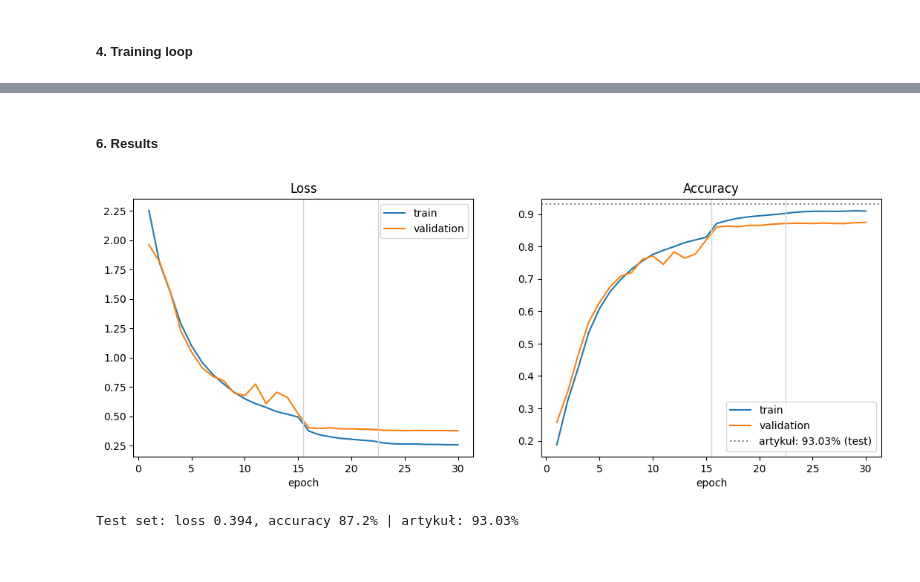
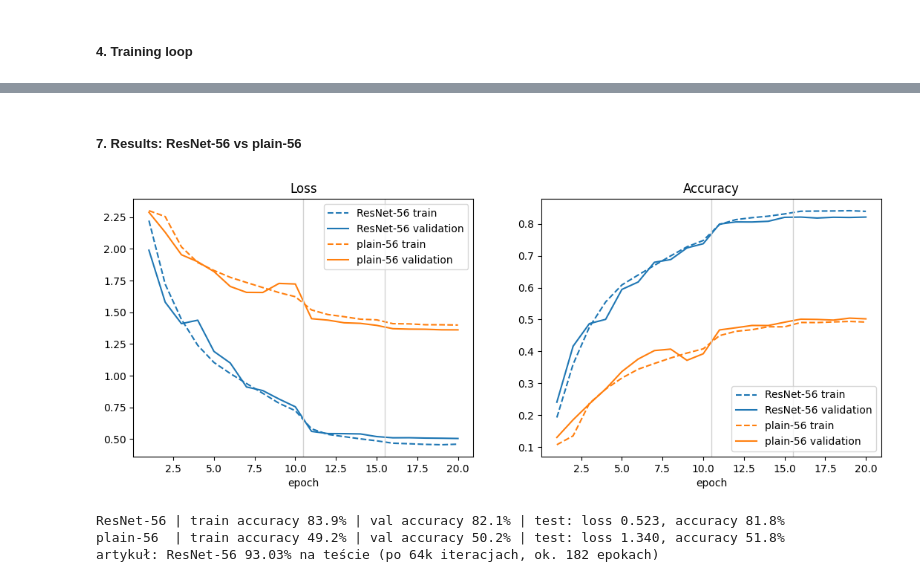
Before and after one commit to EriK013/uj-deep-neural-networks, a Jupyter notebook: ResNet/ResNet56.ipynb, the cells around one changed output, grey strips where cells are left out. Cells and saved outputs as stored; diff of their text form; code cells hidden in the pictures.

Commit message:
Zadanie 2 plain

```diff
--- a/ResNet/ResNet56.ipynb
+++ b/ResNet/ResNet56.ipynb
@@ -176,7 +192,9 @@ WEIGHT_DECAY = 1e-4
 def run_epoch(model, loader, optimizer=None):
     training = optimizer is not None
     model.train(training)
-    total_loss, correct, n = 0.0, 0, 0
+    total_loss = torch.zeros((), device=device)
+    correct = torch.zeros((), device=device)
+    n = 0
 
     with torch.set_grad_enabled(training):
         for x, y in loader:
@@ -189,15 +207,14 @@ def run_epoch(model, loader, optimizer=None):
                 loss.backward()
                 optimizer.step()
 
-            total_loss += loss.item() * len(y)
-            correct += (out.argmax(1) == y).sum().item()
+            total_loss += loss.detach() * len(y)
+            correct += (out.argmax(1) == y).sum()
             n += len(y)
 
-    return total_loss / n, correct / n
+    return total_loss.item() / n, correct.item() / n
 
 
 def milestones_for(epochs):
-    # jak w artykule: lr / 10 po 50% i 75% treningu (32k i 48k z 64k iteracji)
     return [epochs // 2, epochs * 3 // 4]
 
 
@@ -224,8 +241,8 @@ def train_model(model, epochs, lr=LR):
 # %%
-EPOCHS = 30
+EPOCHS = 20
 
 torch.manual_seed(42)
-model = ResNet(depth=56)
-history = train_model(model, epochs=EPOCHS)
-torch.save(model.state_dict(), "resnet56.pt")
+resnet = ResNet(depth=56)
+resnet_history = train_model(resnet, epochs=EPOCHS)
+torch.save(resnet.state_dict(), "resnet56.pt")
 # %% [output]
@@ -248,0 +271,5 @@ epoch 30 | lr 0.001 | train: loss 0.258, accuracy 91.0% | val: loss 0.377, accur
+# %%
+torch.manual_seed(42)
+plain = ResNet(depth=56, residual=False)
+plain_history = train_model(plain, epochs=EPOCHS)
+torch.save(plain.state_dict(), "plain56.pt")
@@ -249,29 +297,35 @@ epoch 30 | lr 0.001 | train: loss 0.258, accuracy 91.0% | val: loss 0.377, accur
 # %% [markdown]
-##### 6. Results
+##### 7. Results: ResNet-56 vs plain-56
 # %%
-epochs = [h["epoch"] for h in history]
+runs = [("ResNet-56", resnet, resnet_history, "C0"), ("plain-56", plain, plain_history, "C1")]
 fig, axes = plt.subplots(1, 2, figsize=(13, 4.5))
 
-axes[0].plot(epochs, [h["train_loss"] for h in history], label="train")
-axes[0].plot(epochs, [h["val_loss"] for h in history], label="validation")
+for name, _, history, color in runs:
+    epochs = [h["epoch"] for h in history]
+    axes[0].plot(epochs, [h["train_loss"] for h in history], "--", color=color, label=f"{name} train")
+    axes[0].plot(epochs, [h["val_loss"] for h in history], color=color, label=f"{name} validation")
+    axes[1].plot(epochs, [h["train_acc"] for h in history], "--", color=color, label=f"{name} train")
+    axes[1].plot(epochs, [h["val_acc"] for h in history], color=color, label=f"{name} validation")
+
 axes[0].set_title("Loss")
-
-axes[1].plot(epochs, [h["train_acc"] for h in history], label="train")
-axes[1].plot(epochs, [h["val_acc"] for h in history], label="validation")
-axes[1].axhline(1 - 0.0697, color="gray", linestyle=":", label="artykuł: 93.03% (test)")
 axes[1].set_title("Accuracy")
-
 for ax in axes:
     for m in milestones_for(EPOCHS):
         ax.axvline(m + 0.5, color="lightgray", linewidth=1)  # zmiana lr
     ax.set_xlabel("epoch")
     ax.legend()
 
 plt.show()
 # %% [output]
-[figure, old version]
+[figure, new version]
 # %%
-test_loss, test_acc = run_epoch(model, test_loader)
-print(f"Test set: loss {test_loss:.3f}, accuracy {test_acc:.1%} | artykuł: 93.03%")
+
+for name, model, history, _ in runs:
+    test_loss, test_acc = run_epoch(model, test_loader)
+    print(f"{name:9s} | train accuracy {history[-1]['train_acc']:.1%} | val accuracy {history[-1]['val_acc']:.1%} | "
+          f"test: loss {test_loss:.3f}, accuracy {test_acc:.1%}")
+print("artykuł: ResNet-56 93.03% na teście (po 64k iteracjach, ok. 182 epokach)")
 # %% [output]
-Test set: loss 0.394, accuracy 87.2% | artykuł: 93.03%
+ResNet-56 | train accuracy 83.9% | val accuracy 82.1% | test: loss 0.523, accuracy 81.8%
+plain-56  | train accuracy 49.2% | val accuracy 50.2% | test: loss 1.340, accuracy 51.8%
+artykuł: ResNet-56 93.03% na teście (po 64k iteracjach, ok. 182 epokach)
```
Also changed, not shown: parts of 9 cells of this notebook.
